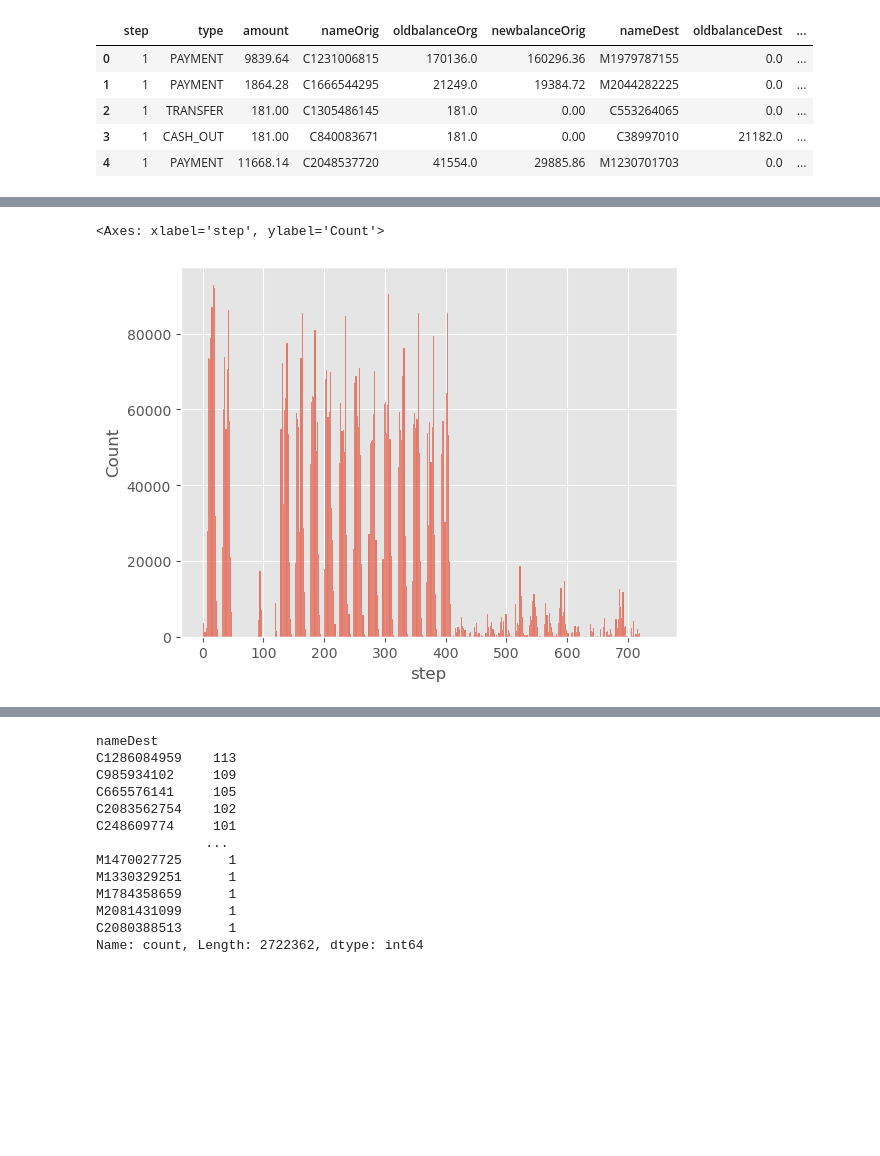
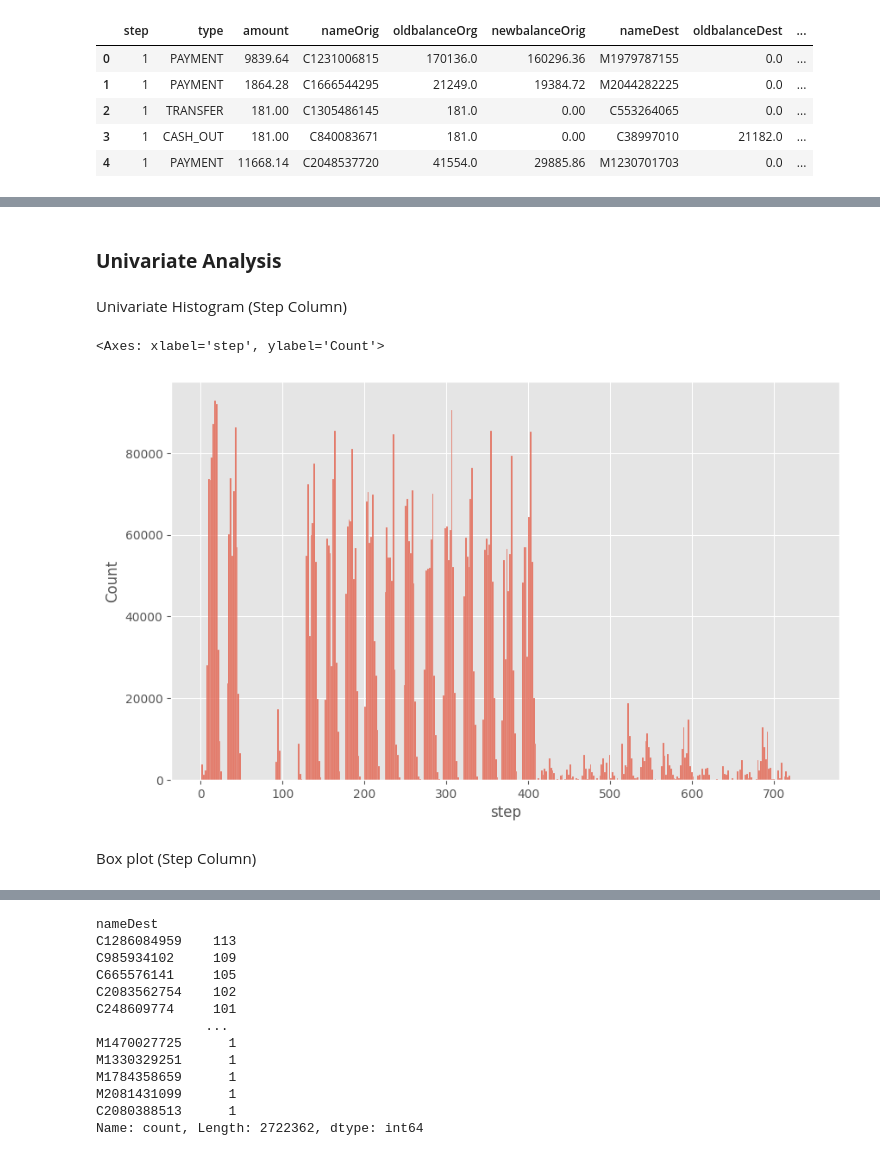
Before and after one commit to argupta-0072/Online-Payment-Fraud-Detection, a Jupyter notebook: Machine Learning Project.ipynb, the cells around one changed output, grey strips where cells are left out. Cells and saved outputs as stored; diff of their text form; code cells hidden in the pictures; blank space fills up the shorter version.

```diff
--- a/Machine Learning Project.ipynb
+++ b/Machine Learning Project.ipynb
@@ -35,0 +23,13 @@ df
+# %%
+import kagglehub
+import os
+import pandas as pd
+
+path = kagglehub.dataset_download("rupakroy/online-payments-fraud-detection-dataset")
+
+df = pd.read_csv(os.path.join(path, "PS_20174392719_1491204439457_log.csv"))
+#df_sample = df.sample(frac=0.70, random_state=42).sort_index() # Sample 70% of the data
+# and sort by index. 70% sample used due to RAM limitation.
+
+df_sample = df # Use the entire dataset
+df_sample
@@ -41,8 +57,20 @@ Index(['step', 'type', 'amount', 'nameOrig', 'oldbalanceOrg', 'newbalanceOrig',
        'isFlaggedFraud'],
       dtype='object')
 # %%
-df.drop(['isFlaggedFraud'], axis = 1, inplace = True )
-df
+df_sample.drop(['isFlaggedFraud'], axis = 1, inplace = True )
+# Dropping column which isn't needed and doesn't affect model accuracy
+
+# Feature Engineering
+df_sample['nameOrig_count'] = df_sample.groupby('nameOrig')['nameOrig'].transform('count')
+df_sample['nameDest_count'] = df_sample.groupby('nameDest')['nameDest'].transform('count')
+df_sample['nameOrig_mean_amount'] = df_sample.groupby('nameOrig')['amount'].transform('mean')
+df_sample['nameDest_mean_amount'] = df_sample.groupby('nameDest')['amount'].transform('mean')
+df_sample['nameOrig_max_amount'] = df_sample.groupby('nameOrig')['amount'].transform('max')
+df_sample['nameDest_max_amount'] = df_sample.groupby('nameDest')['amount'].transform('max')
+df_sample['nameOrig_std_amount'] = df_sample.groupby('nameOrig')['amount'].transform('std').fillna(0)
+df_sample['nameDest_std_amount'] = df_sample.groupby('nameDest')['amount'].transform('std').fillna(0)
+
+df_sample
 # %% [output]
 |  | step | type | amount | nameOrig | oldbalanceOrg | newbalanceOrig | nameDest | oldbalanceDest | ... |
 | 0 | 1 | PAYMENT | 9839.64 | C1231006815 | 170136.00 | 160296.36 | M1979787155 | 0.00 | ... |
@@ -99,6 +137,13 @@ sns.heatmap(df.corr(numeric_only=True),annot = True)
+# %% [markdown]
+### **Univariate Analysis**
+# %% [markdown]
+Univariate Histogram (Step Column)
 # %%
-sns.histplot(data= df, x = 'step')
+plt.figure(figsize=(10, 6))
+sns.histplot(data= df_sample, x = 'step')
 # %% [output]
 <Axes: xlabel='step', ylabel='Count'>
-[figure, old version]
+[figure, new version]
+# %% [markdown]
+Box plot (Step Column)
 # %%
```
Also changed, not shown: parts of 134 cells of this notebook.
